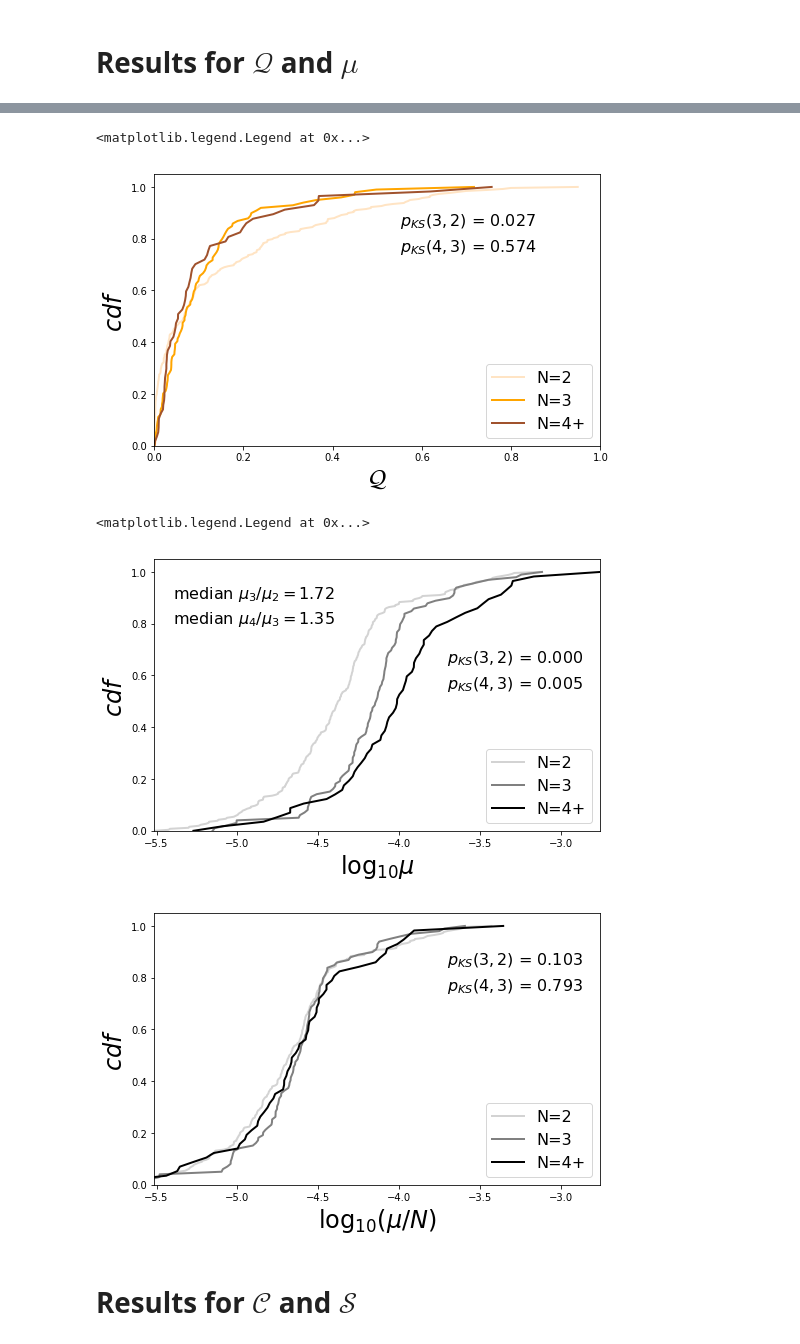
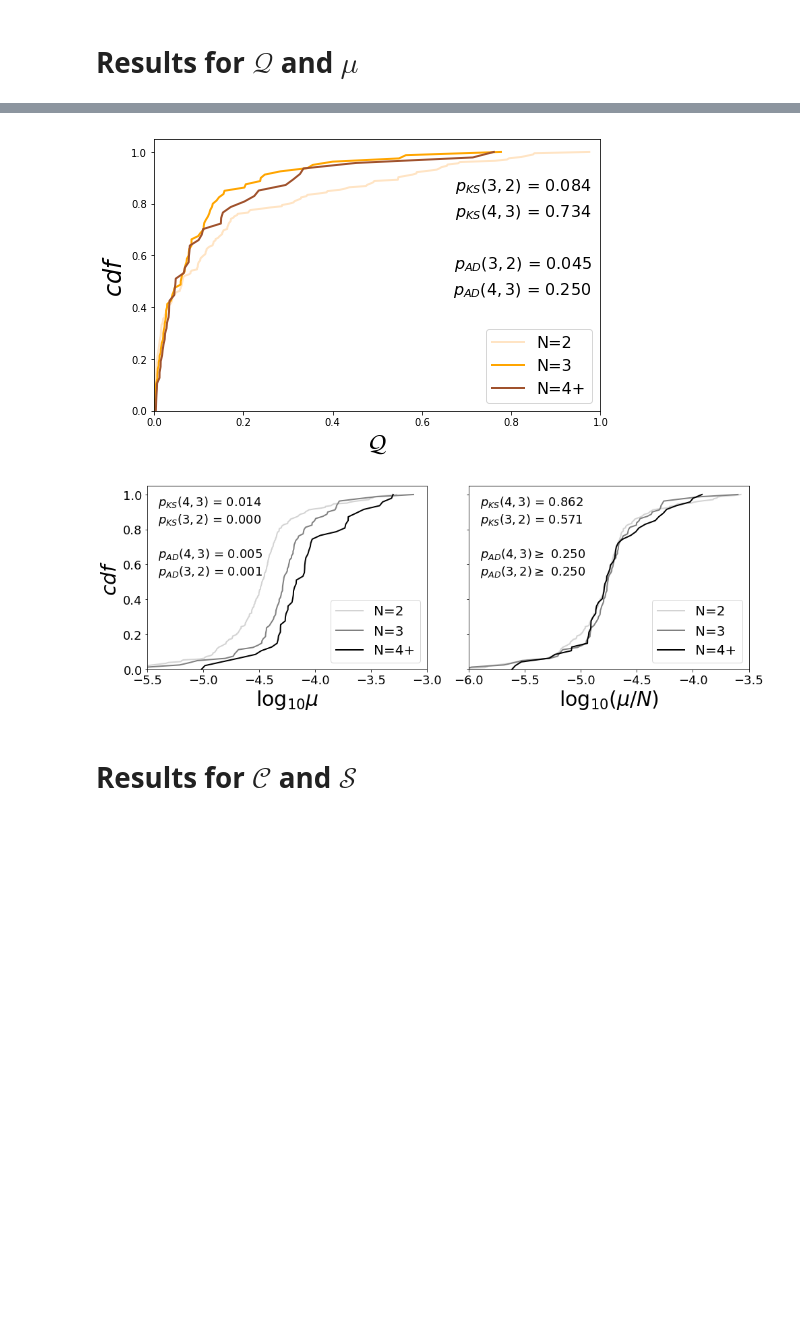
Before and after one commit to gjgilbert/maiasaurus, a Jupyter notebook: maiasaurus_v5.ipynb, the cells around one changed output, grey strips where cells are left out. Saved outputs shown, nothing was run; the diff lists cells and outputs as text; code cells hidden in the pictures; blank space fills up the shorter version.

```diff
--- a/maiasaurus_v5.ipynb
+++ b/maiasaurus_v5.ipynb
@@ -267,8 +242,6 @@ def transit_prob(a, Rstar):
     '''
     return Rstar/a
 # %%
-d = d2.copy()
-
 uniquesys = np.unique(d['starname'])
 systems   = []
 
@@ -326,7 +299,9 @@ for us in uniquesys:
 
     # calculate S:
     #s.S = np.log(P.max()/P.min())/(s.N-1)
+    s.dH = delta_H
     s.S = np.mean(delta_H)
+
 
     # calculate M
     M_spearmanr = stats.spearmanr(s.periods, s.masses)
@@ -380,9 +387,13 @@ def calculate_flatness(data_dur, model_dur):
 # %%
 f  = np.zeros(Nsys)
 
+rho_tracker = []
+
 for i, s in enumerate(systems):
     # get stellar density [M_sun/R_sun^3]
-    rhostar = s.Mstar/(4/3*pi*s.Rstar**3)
+    rhostar = s.Mstar/s.Rstar**3
+
+    rho_tracker.append(rhostar)
 
     # fit for duration
     cosi = np.array([0.0])
@@ -487,6 +434,9 @@ Q4 = np.sort(np.squeeze(Q4))
 
 KS_Q32 = np.array(stats.ks_2samp(Q3,Q2))
 KS_Q43 = np.array(stats.ks_2samp(Q4,Q3))
+
+AD_Q32 = stats.anderson_ksamp([Q3,Q2])[2]
+AD_Q43 = stats.anderson_ksamp([Q4,Q3])[2]
 
 
 # compare mu for 3 and 4+ planet systems
@@ -501,6 +451,9 @@ logmu4 = np.sort(np.squeeze(logmu4))
 KS_mu43  = np.array(stats.ks_2samp(logmu4,logmu3))
 KS_mu32  = np.array(stats.ks_2samp(logmu3,logmu2))
 
+AD_mu43 = stats.anderson_ksamp([logmu4,logmu3])[2]
+AD_mu32 = stats.anderson_ksamp([logmu3,logmu2])[2]
+
 mu4mu3 = np.median(10**logmu4)/np.median(10**logmu3)
 mu3mu2 = np.median(10**logmu3)/np.median(10**logmu2)
 # %%
@@ -523,6 +476,10 @@ logmu_over_N_4 = np.sort(np.squeeze(logmu_over_N_4))
 
 KS_mu_over_N_43  = np.array(stats.ks_2samp(logmu_over_N_4,logmu_over_N_3))
 KS_mu_over_N_32  = np.array(stats.ks_2samp(logmu_over_N_3,logmu_over_N_2))
+
+
+AD_mu_over_N_43 = stats.anderson_ksamp([logmu_over_N_4,logmu_over_N_3])[2]
+AD_mu_over_N_32 = stats.anderson_ksamp([logmu_over_N_3,logmu_over_N_2])[2]
 # %%
 plt.figure(figsize=(10,7))
 plt.tight_layout()
@@ -573,50 +540,62 @@ ax.set_xlabel(r'$\mathcal{Q}$', fontsize=24)
 ax.set_ylim(0,1.05)
 ax.set_ylabel(r'$cdf$', fontsize=24)
 
-ax.text(0.55,0.85, r'$p_{KS}(3,2)$ = %.3f' %KS_Q32[1], fontsize=16, ha='left')
-ax.text(0.55,0.75, r'$p_{KS}(4,3)$ = %.3f' %KS_Q43[1], fontsize=16, ha='left')
+ax.text(0.98,0.85, r'$p_{KS}(3,2)$ = %.3f' %KS_Q32[1], fontsize=16, ha='right')
+ax.text(0.98,0.75, r'$p_{KS}(4,3)$ = %.3f' %KS_Q43[1], fontsize=16, ha='right')
+ax.text(0.98,0.55, r'$p_{AD}(3,2)$ = %.3f' %AD_Q32, fontsize=16, ha='right')
+ax.text(0.98,0.45, r'$p_{AD}(4,3)$ = %.3f' %AD_Q43, fontsize=16, ha='right')
 ax.legend(loc='lower right', fontsize=16)
+
+#plt.savefig('/Users/research/Desktop/Figures/Q_cdf.pdf')
+plt.show()
 # %% [output]
-<matplotlib.legend.Legend at 0x...>
-[figure, old version]
+[figure, new version]
 # %%
 # plot mu
-fig, ax = plt.subplots(1, figsize=(8,5))
+fig, axes = plt.subplots(1, 2, figsize=(16,5))
 
+plt.subplots_adjust(wspace=0.15)
+
+ax = axes[0]
 ax.plot(logmu2, np.linspace(0,1,len(logmu2)), lw=2, color='lightgrey', label='N=2')
 ax.plot(logmu3, np.linspace(0,1,len(logmu3)), lw=2, color='grey', label='N=3')
 ax.plot(logmu4, np.linspace(0,1,len(logmu4)), lw=2, color='black', label='N=4+')
-ax.set_xlim(logmu.min(),logmu.max())
-ax.set_xlabel(r'$\log_{10}\mu}$', fontsize=24)
+ax.set_xlim(-5.5,-3.0)
+ax.set_xlabel(r'$\log_{10}\mu}$', fontsize=30)
 ax.set_ylim(0,1.05)
-ax.set_ylabel(r'$cdf$', fontsize=24)
+ax.set_ylabel(r'$cdf$', fontsize=30)
+ax.tick_params(labelsize=18)
 
-ax.text(-3.7,0.55, r'$p_{KS}(4,3)$ = %.3f' %KS_mu43[1], fontsize=16, ha='left')
-ax.text(-3.7,0.65, r'$p_{KS}(3,2)$ = %.3f' %KS_mu32[1], fontsize=16, ha='left')
-ax.text(-5.4,0.8, r'median $\mu_4/\mu_3 = %.2f$' %mu4mu3, fontsize=16, ha='left')
-ax.text(-5.4,0.9, r'median $\mu_3/\mu_2 = %.2f$' %mu3mu2, fontsize=16, ha='left')
-ax.legend(loc='lower right', fontsize=16)
+ax.text(-5.4,1.0, r'$p_{KS}(4,3)$ = %.3f' %KS_mu43[1], fontsize=18, ha='left', va='top')
+ax.text(-5.4,0.9, r'$p_{KS}(3,2)$ = %.3f' %KS_mu32[1], fontsize=18, ha='left', va='top')
+ax.text(-5.4,0.7, r'$p_{AD}(4,3)$ = %.3f' %AD_mu43, fontsize=18, ha='left', va='top')
+ax.text(-5.4,0.6, r'$p_{AD}(3,2)$ = %.3f' %AD_mu32, fontsize=18, ha='left', va='top')
+ax.legend(loc='lower right', fontsize=20)
 
 
 
 # plot mu_over_N
-fig, ax = plt.subplots(1, figsize=(8,5))
+ax = axes[1]
 
 ax.plot(logmu_over_N_2, np.linspace(0,1,len(logmu_over_N_2)), lw=2, color='lightgrey', label='N=2')
 ax.plot(logmu_over_N_3, np.linspace(0,1,len(logmu_over_N_3)), lw=2, color='grey', label='N=3')
 ax.plot(logmu_over_N_4, np.linspace(0,1,len(logmu_over_N_4)), lw=2, color='black', label='N=4+')
-ax.set_xlim(logmu.min(),logmu.max())
-ax.set_xlabel(r'$\log_{10}(\mu/N)$', fontsize=24)
+ax.set_xlim(-6.0,-3.5)
+ax.set_xlabel(r'$\log_{10}(\mu/N)$', fontsize=30)
 ax.set_ylim(0,1.05)
-ax.set_ylabel(r'$cdf$', fontsize=24)
+ax.set_yticklabels([])
+ax.tick_params(labelsize=18)
 
-ax.text(-3.7,0.75, r'$p_{KS}(4,3)$ = %.3f' %KS_mu_over_N_43[1], fontsize=16, ha='left')
-ax.text(-3.7,0.85, r'$p_{KS}(3,2)$ = %.3f' %KS_mu_over_N_32[1], fontsize=16, ha='left')
-ax.legend(loc='lower right', fontsize=16)
+ax.text(-5.9,1.0, r'$p_{KS}(4,3)$ = %.3f' %KS_mu_over_N_43[1], fontsize=18, ha='left', va='top')
+ax.text(-5.9,0.9, r'$p_{KS}(3,2)$ = %.3f' %KS_mu_over_N_32[1], fontsize=18, ha='left', va='top')
+ax.text(-5.9,0.7, r'$p_{AD}(4,3) \geq$ %.3f' %AD_mu_over_N_43, fontsize=18, ha='left', va='top')
+ax.text(-5.9,0.6, r'$p_{AD}(3,2) \geq$ %.3f' %AD_mu_over_N_32, fontsize=18, ha='left', va='top')
+ax.legend(loc='lower right', fontsize=20)
+
+
+plt.savefig('/Users/research/Desktop/Figures/mu_cdf.eps', bbox_inches='tight')
 # %% [output]
-<matplotlib.legend.Legend at 0x...>
-[figure, old version]
+[figure, new version]
-[figure, removed]
 # %% [markdown]
 # Results for $\mathcal{C}$ and $\mathcal{S}$
 # %%
```
Also changed, not shown: parts of 63 cells of this notebook, 4 other files.
